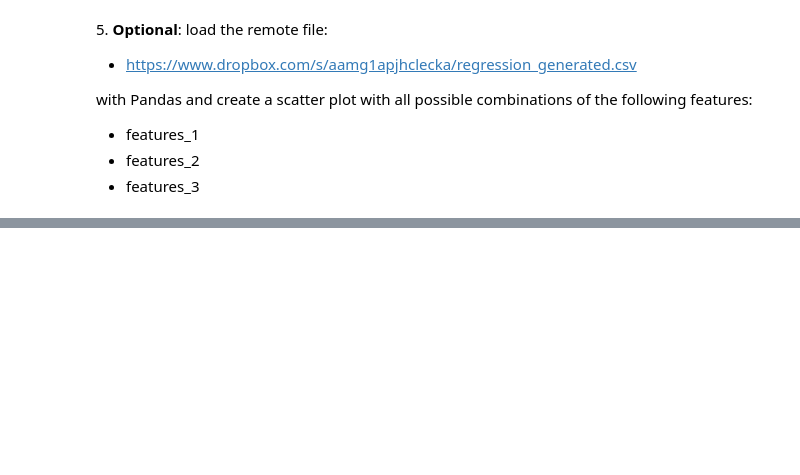
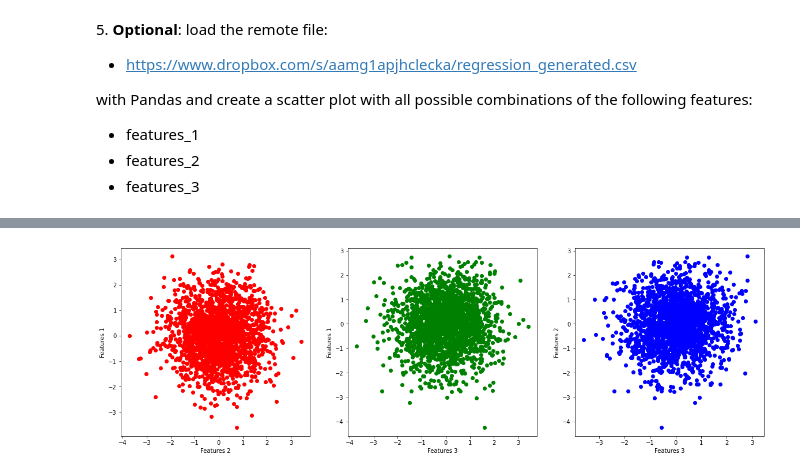
Before and after one commit to zucchett/HighLevelProgramming2021, a Jupyter notebook: 06ex_OSEMN.ipynb, the cells around one changed output, grey strips where cells are left out. Drawn from its saved outputs; the diff is of its cells as text; code cells hidden in the pictures; blank space fills up the shorter version.

```diff
--- a/06ex_OSEMN.ipynb
+++ b/06ex_OSEMN.ipynb
@@ -224,0 +249,19 @@ plt.scatter(df_reg['features_1'], df_reg['features_2'], df_reg['features_3'], c=
+# %%
+df_reg = pd.read_csv("data/regression_generated.csv")
+
+fig, (ax1,ax2,ax3) = plt.subplots(nrows=1, ncols=3, figsize=(20, 6))
+ax1.scatter(df_reg['features_1'], df_reg['features_2'], c="r", marker="o")
+ax1.set_ylabel("Features 1")
+ax1.set_xlabel("Features 2")
+
+ax2.scatter(df_reg['features_1'], df_reg['features_3'], c="g", marker="o")
+ax2.set_ylabel("Features 1")
+ax2.set_xlabel("Features 3")
+
+ax3.scatter(df_reg['features_2'], df_reg['features_3'], c="b", marker="o")
+ax3.set_ylabel("Features 2")
+ax3.set_xlabel("Features 3")
+
+plt.show()
+# %% [output]
+[figure, added]
```
Also changed, not shown: parts of 7 cells of this notebook.
